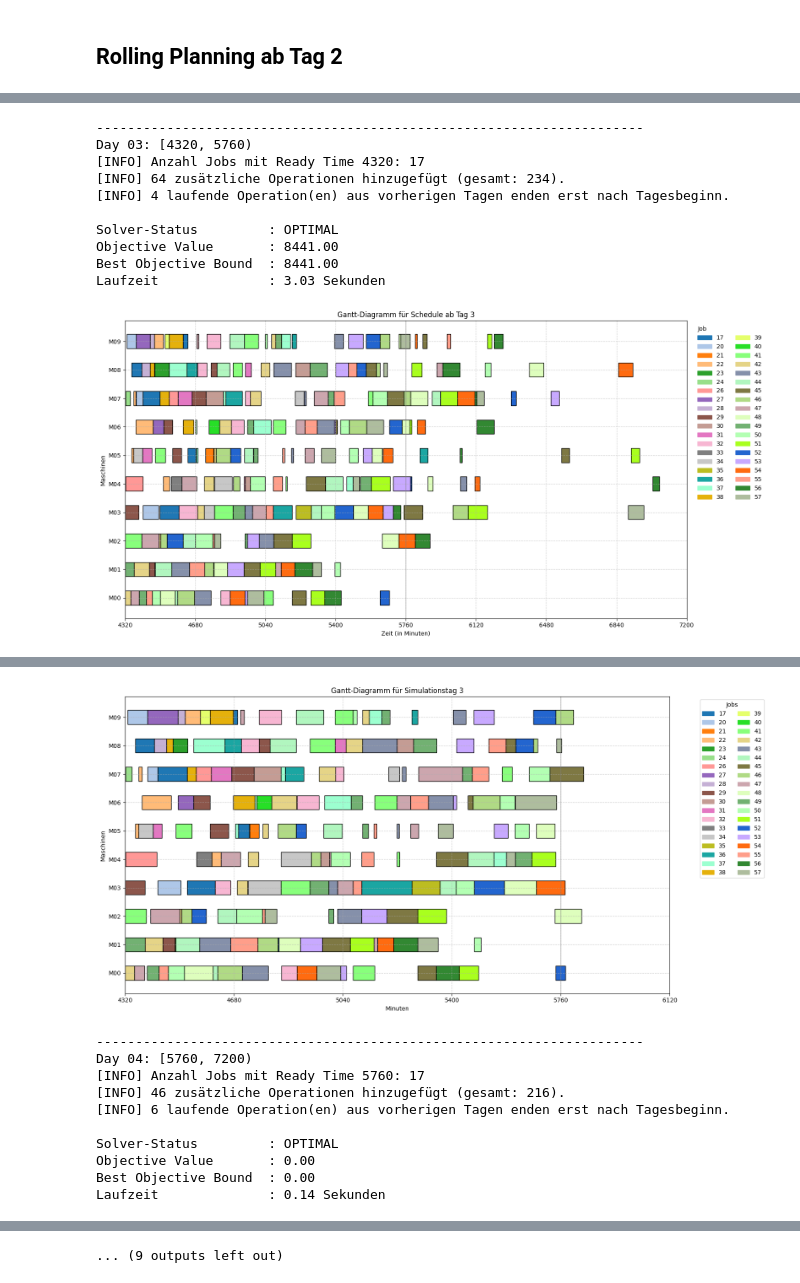
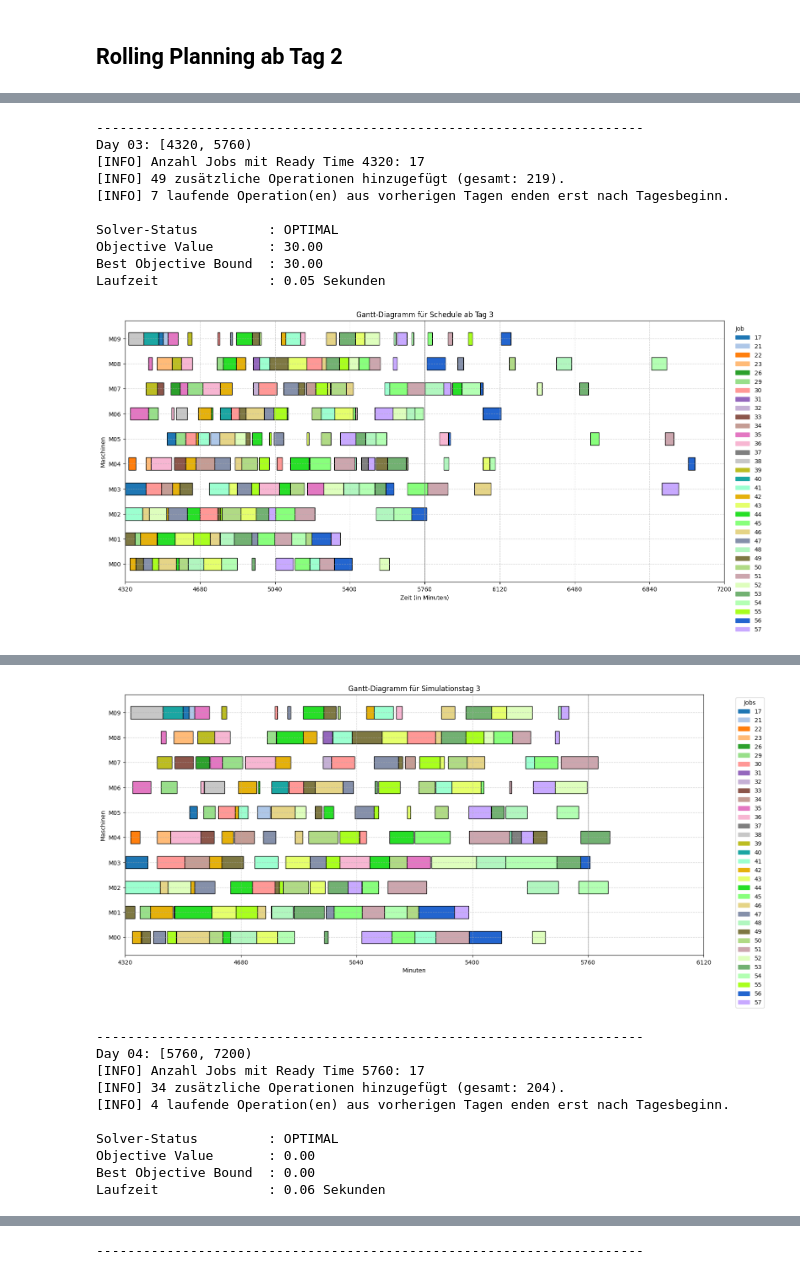
Before and after one commit to konrad-adamski/HTWD_Minimalinvasives_Job-Shop_Scheduling, a Jupyter notebook: notebooks/23_CP_Scheduling_Lateness with ReadyTime/03_Rollling Rescheduling Simple.ipynb, the cells around one changed output, grey strips where cells are left out. Drawn from its saved outputs; the diff is of its cells as text; code cells hidden in the pictures.

```diff
--- a/notebooks/23_CP_Scheduling_Lateness with ReadyTime/03_Rollling Rescheduling Simple.ipynb
+++ b/notebooks/23_CP_Scheduling_Lateness with ReadyTime/03_Rollling Rescheduling Simple.ipynb
@@ -138,7 +148,7 @@ df_undone
 file_template = "03_simple_{text}.csv"
 # %%
 first_start = 2
-last_planning_start = 8
+last_planning_start = 4
 
 day_length = 1440
 # %%
@@ -179,7 +189,7 @@ for day_numb in range(first_start, last_planning_start + 1):
     print(show.count_column_grouped(last_ops, "Lateness", max_val = 240, steps= 60))
 
     # ------------------------ IV. Simulation -----------------------------------
-    simulation = ProductionDaySimulation(df_schedule, vc=0.25)
+    simulation = ProductionSimulation(df_schedule, sigma=0.25)
     df_execution = simulation.run(start_time=day_start, end_time=day_end)
     if not df_execution.empty:
         show.plot_gantt_machines(df_execution, title=f"Gantt-Diagramm für Simulationstag {day_numb}")
@@ -220,14 +230,14 @@ label
 ----------------------------------------------------------------------
 Day 03: [4320, 5760)
 [INFO] Anzahl Jobs mit Ready Time 4320: 17
-[INFO] 64 zusätzliche Operationen hinzugefügt (gesamt: 234).
-[INFO] 4 laufende Operation(en) aus vorherigen Tagen enden erst nach Tagesbeginn.
+[INFO] 49 zusätzliche Operationen hinzugefügt (gesamt: 219).
+[INFO] 7 laufende Operation(en) aus vorherigen Tagen enden erst nach Tagesbeginn.
 
 Solver-Status         : OPTIMAL
-Objective Value       : 8441.00
-Best Objective Bound  : 8441.00
-Laufzeit              : 3.03 Sekunden
+Objective Value       : 30.00
+Best Objective Bound  : 30.00
+Laufzeit              : 0.05 Sekunden
-[figure, old version]
+[figure, new version]
 + Keine Maschinenkonflikte gefunden
 + Alle Gruppen wurden in korrekter Operationsreihenfolge ausgeführt.
 + Alle technologischen Abhängigkeiten wurden eingehalten.
@@ -248,11 +258,11 @@ label
-[figure, old version]
+[figure, new version]
 ----------------------------------------------------------------------
 Day 04: [5760, 7200)
 [INFO] Anzahl Jobs mit Ready Time 5760: 17
-[INFO] 46 zusätzliche Operationen hinzugefügt (gesamt: 216).
-[INFO] 6 laufende Operation(en) aus vorherigen Tagen enden erst nach Tagesbeginn.
+[INFO] 34 zusätzliche Operationen hinzugefügt (gesamt: 204).
+[INFO] 4 laufende Operation(en) aus vorherigen Tagen enden erst nach Tagesbeginn.
 
 Solver-Status         : OPTIMAL
 Objective Value       : 0.00
 Best Objective Bound  : 0.00
-Laufzeit              : 0.14 Sekunden
+Laufzeit              : 0.06 Sekunden
@@ -278 +288 @@ label
-... (9 outputs left out)
+----------------------------------------------------------------------
```
Also changed, not shown: parts of 3 cells of this notebook, 5 other files.
